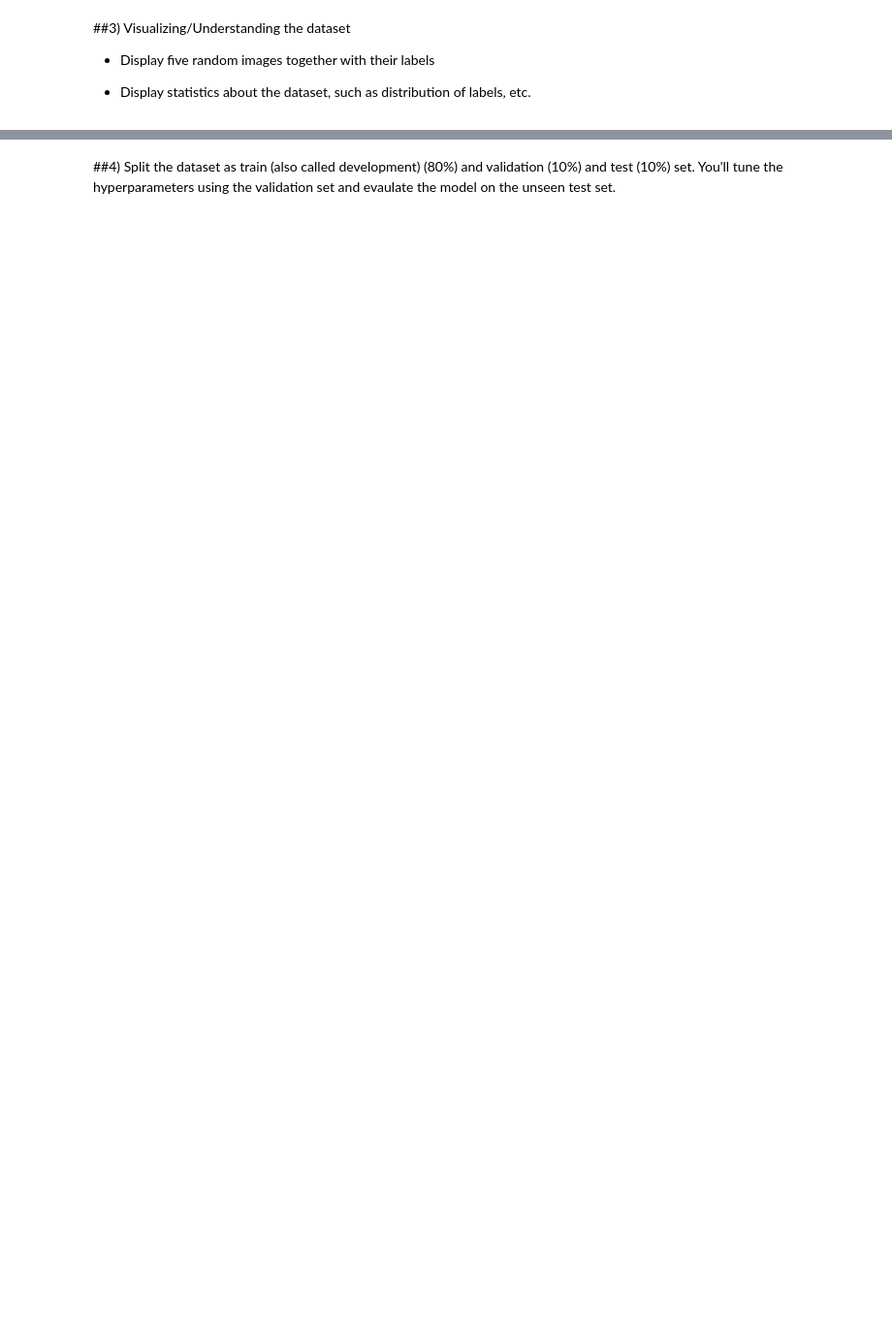
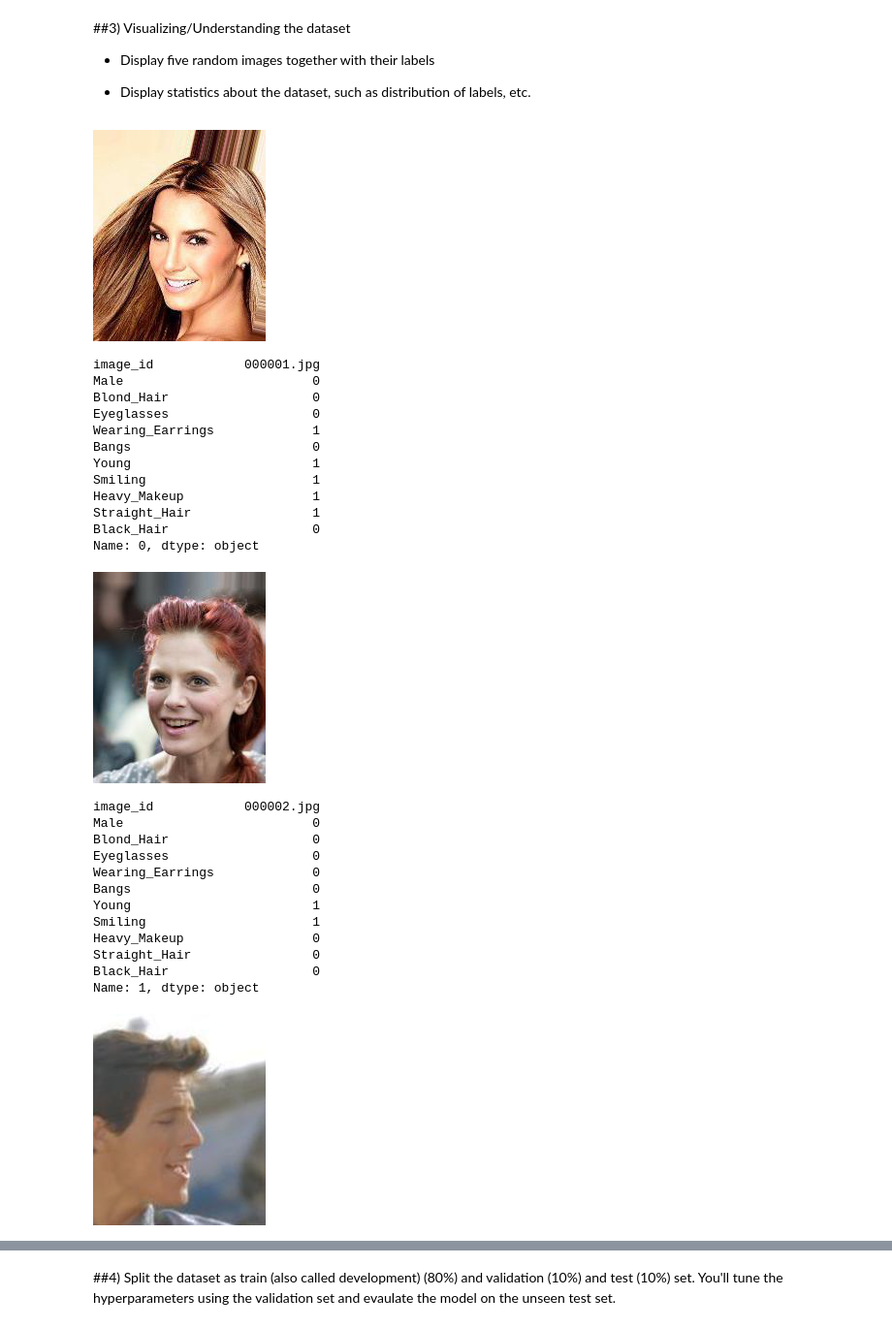
Before and after one commit to hasanenesguray/Homework, a Jupyter notebook: Copy_of_CS412_HW4_2023_starter.ipynb, the cells around one changed output, grey strips where cells are left out. Shown at 97% size. Cells and saved outputs as stored; diff of their text form; code cells hidden in the pictures; blank space fills up the shorter version.

```diff
--- a/Copy_of_CS412_HW4_2023_starter.ipynb
+++ b/Copy_of_CS412_HW4_2023_starter.ipynb
@@ -115,3 +144,36 @@ img
 - Display statistics about the dataset, such as distribution of labels, etc.
 # %%
 # plot random 5 images in your dataset with their labels
+for i in range(5):
+  image_path = os.path.join("/content/data/celeba_30k/", gender_data.loc[i,"image_id"])
+  img = Image.open(image_path)
+  img.show()
+  print(data.loc[i])
+# %% [output]
+[figure, added]
+image_id            000001.jpg
+Male                         0
+Blond_Hair                   0
+Eyeglasses                   0
+Wearing_Earrings             1
+Bangs                        0
+Young                        1
+Smiling                      1
+Heavy_Makeup                 1
+Straight_Hair                1
+Black_Hair                   0
+Name: 0, dtype: object
+[figure, added]
+image_id            000002.jpg
+Male                         0
+Blond_Hair                   0
+Eyeglasses                   0
+Wearing_Earrings             0
+Bangs                        0
+Young                        1
+Smiling                      1
+Heavy_Makeup                 0
+Straight_Hair                0
+Black_Hair                   0
+Name: 1, dtype: object
+[figure, added]
```
Also changed, not shown: parts of 18 cells of this notebook.
